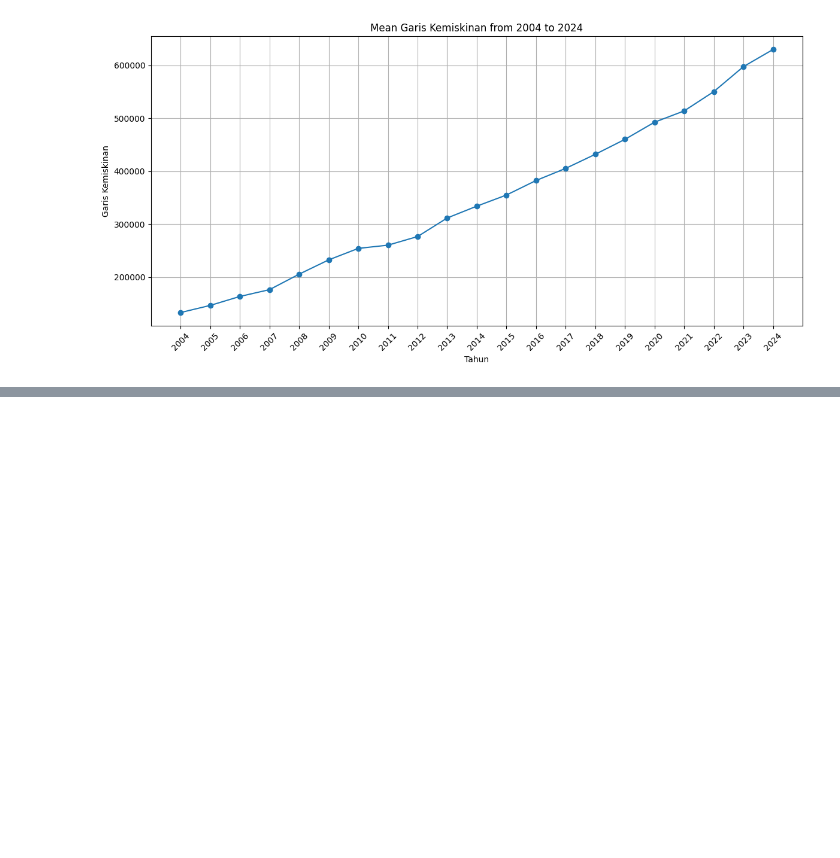
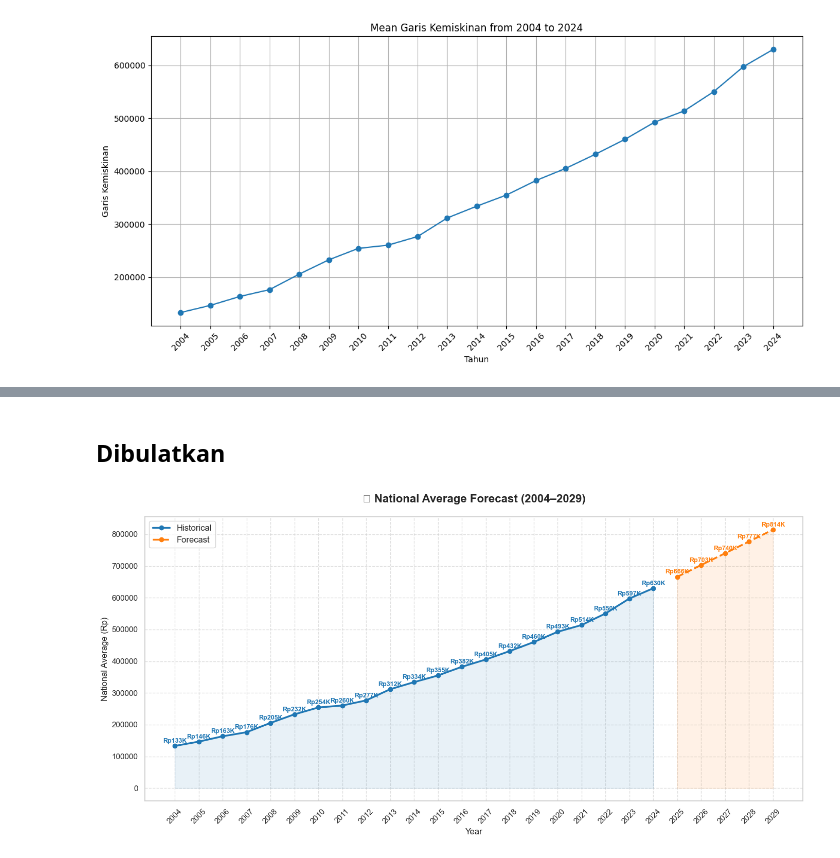
Before and after one commit to yusufimantaka/gamadata-2, a Jupyter notebook: Javi/viz.ipynb, the cells around one changed output, grey strips where cells are left out. Drawn from its saved outputs; the diff is of its cells as text; code cells hidden in the pictures; blank space fills up the shorter version.

```diff
--- a/Javi/viz.ipynb
+++ b/Javi/viz.ipynb
@@ -74,0 +444,46 @@ plt.show()
+# %% [markdown]
+## Dibulatkan
+# %%
+import matplotlib.pyplot as plt
+import seaborn as sns
+
+# Apply a Seaborn style
+sns.set(style="whitegrid")
+
+# Create figure
+plt.figure(figsize=(14, 7))
+
+# Historical line
+plt.plot(historical_df['Year'], historical_df['National Average Forecast'],
+         label='Historical', color='#1f77b4', linewidth=2.5, marker='o')
+plt.fill_between(historical_df['Year'], historical_df['National Average Forecast'],
+                 color='#1f77b4', alpha=0.1)
+
+# Forecast line (dashed)
+plt.plot(forecast_df['Year'], forecast_df['National Average Forecast'],
+         label='Forecast', color='#ff7f0e', linewidth=2.5, linestyle='--', marker='o')
+plt.fill_between(forecast_df['Year'], forecast_df['National Average Forecast'],
+                 color='#ff7f0e', alpha=0.1)
+
+# Annotate values with 'Rp' and in 'K' (thousand)
+def annotate(df, color):
+    for x, y in zip(df['Year'], df['National Average Forecast']):
+        y_rounded = round(y / 1000)  # Convert to thousands
+        plt.text(x, y + 10000, f'Rp{y_rounded:,}K', fontsize=9, ha='center', color=color, fontweight='bold')
+
+annotate(historical_df, '#1f77b4')
+annotate(forecast_df, '#ff7f0e')
+
+# Titles and labels
+plt.title('📈 National Average Forecast (2004–2029)', fontsize=16, fontweight='bold', pad=20)
+plt.xlabel('Year', fontsize=12)
+plt.ylabel('National Average (Rp)', fontsize=12)
+plt.xticks(historical_df['Year'].tolist() + forecast_df['Year'].tolist(), rotation=45)
+plt.legend(fontsize=12)
+plt.grid(True, linestyle='--', alpha=0.6)
+
+# Style improvements
+plt.tight_layout()
+plt.show()
+# %% [output]
+[figure, added]
```
Also changed, not shown: parts of 9 cells of this notebook, 2 other files.
